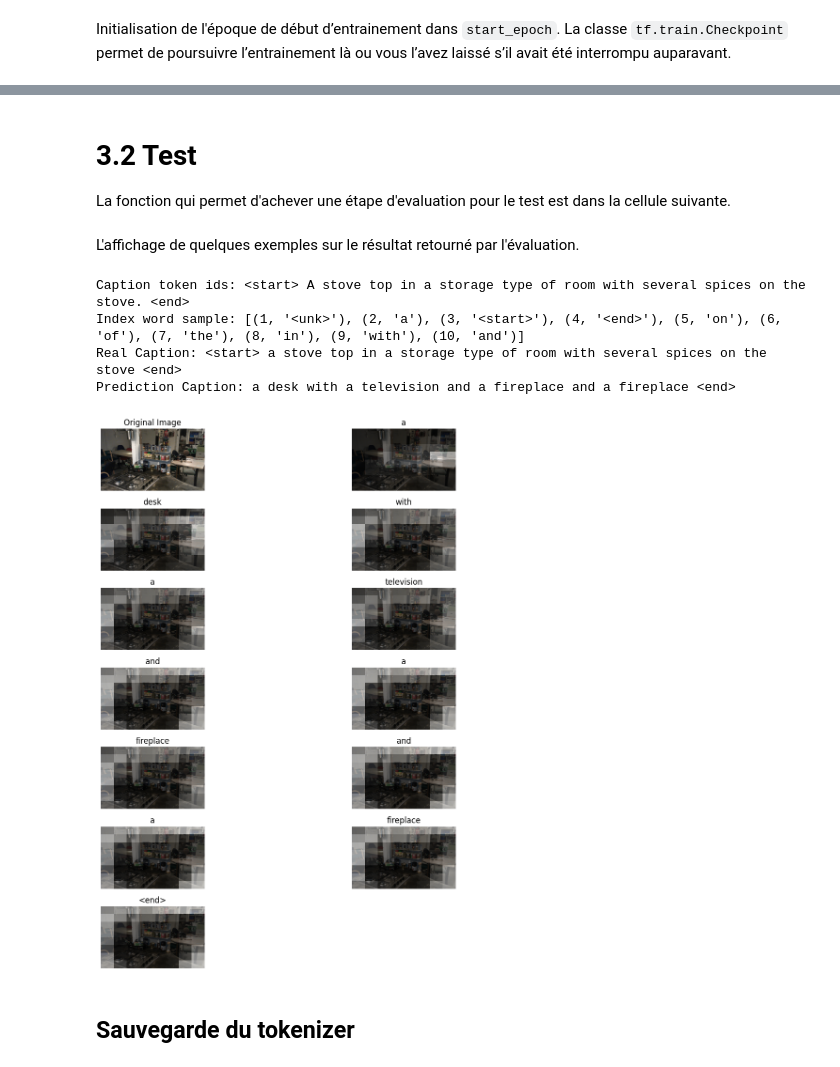
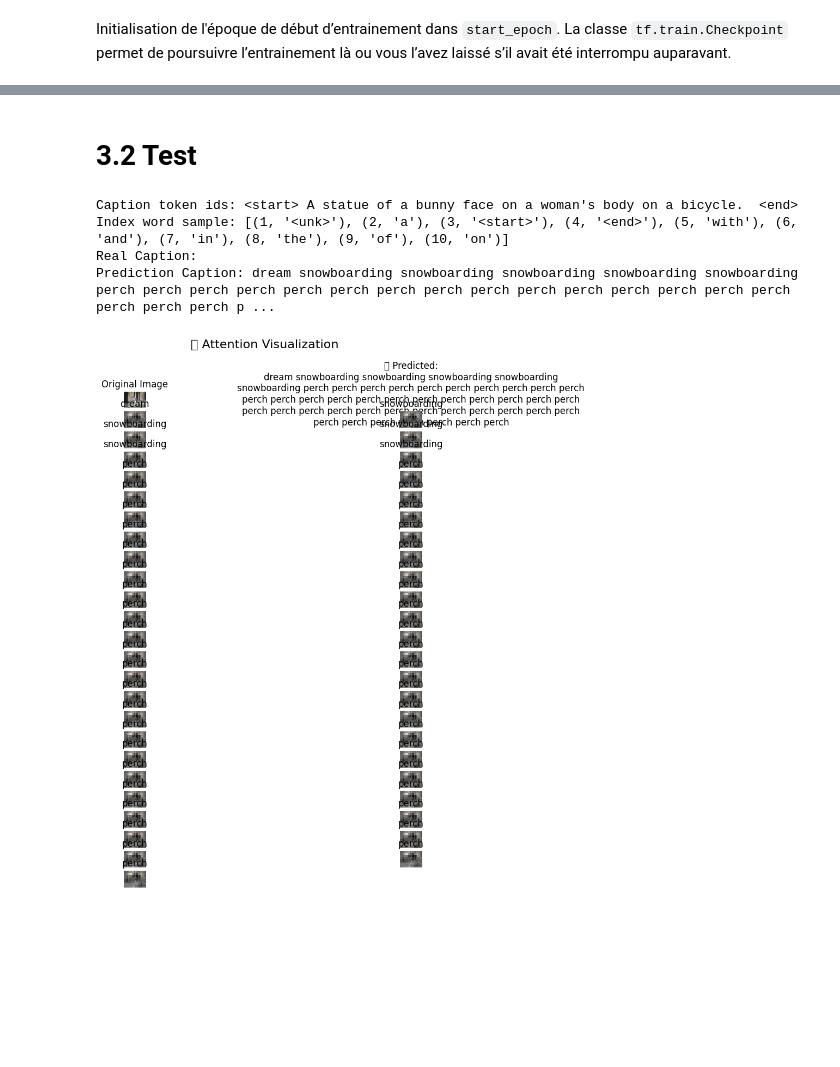
Before and after one commit to FaresZGH/Leyenda, a Jupyter notebook: livrables/WS_Captioning_Complet.ipynb, the cells around one changed output, grey strips where cells are left out. Saved outputs shown, nothing was run; the diff lists cells and outputs as text; code cells hidden in the pictures; blank space fills up the shorter version.

Commit message:
Livrables 3 presque fonctionnelle (manque lstm)

```diff
--- a/livrables/WS_Captioning_Complet.ipynb
+++ b/livrables/WS_Captioning_Complet.ipynb
@@ -436,0 +81,2 @@ decoder = RNN_Decoder(embedding_dim, units, vocab_size)
+# %%
+vocab_size = nb_top_words + 1
@@ -436,0 +85,2 @@ decoder = RNN_Decoder(embedding_dim, units, vocab_size)
+# %%
+train_dataset, img_name_train, cap_train, val_dataset, img_name_val, cap_val, num_steps, val_num_steps = create_caption_dataset(train_captions,img_name_vector, tokenizer)
@@ -436,0 +90,4 @@ decoder = RNN_Decoder(embedding_dim, units, vocab_size)
+# %%
+GRU_Captionning_model = ModelLoader(model_name="GRU_Captionning")
+
+encoder, decoder = GRU_Captionning_model.create_captionning_autoencoder(vocab_size=vocab_size, is_gru=True, init_weigths_path_encoder="../models/weights/caption/encoder_captioning_excellent.weights.h5", init_weigths_path_decoder="../models/weights/caption/decoder_captioning_excellent.weights.h5")
@@ -465,4 +118,0 @@ decoder.build(input_shape=[
-# %%
-encoder.load_weights('./checkpoints/encoder.weights.h5')
-decoder.load_weights('./checkpoints/decoder.weights.h5')
-print("✅ Poids restaurés depuis les fichiers .h5")
@@ -590,3 +120,0 @@ decoder.save_weights('./../models/decoder_captioning_excellent.weights.h5')
-# %% [markdown]
-# 3.2 Test
-La fonction qui permet d'achever une étape d'evaluation pour le test est dans la cellule suivante.
@@ -653,23 +121,23 @@ def plot_attention(image, result, attention_plot):
-# %% [markdown]
-L'affichage de quelques exemples sur le résultat retourné par l'évaluation.
+# %% [markdown]
+# 3.2 Test
 # %%
 # Affichage de quelques annotations dans le jeu de test
 rid = np.random.randint(0, len(img_name_val))
 image = img_name_val[rid]
 print("Caption token ids:", cap_val[rid])
 print("Index word sample:", list(tokenizer.index_word.items())[:10])
 real_caption = ' '.join([
-    tokenizer.index_word[i] for i in cap_val_vector[rid]
+    tokenizer.index_word[i] for i in cap_val[rid]
     if i not in [0] and i in tokenizer.index_word
 ])
-result, attention_plot = evaluate(image)
+result, attention_plot, bleu_score = captionning_evaluate(image, encoder, decoder, real_caption, max_length, image_features_extract_model, tokenizer, is_gru=False)
 
 print ('Real Caption:', real_caption)
 print ('Prediction Caption:', ' '.join(result))
-plot_attention(image, result, attention_plot)
+plot_attention(image, result, attention_plot, real_caption=real_caption)
 # %% [output]
-Caption token ids: <start> A stove top in a storage type of room with several spices on the stove. <end>
-Index word sample: [(1, '<unk>'), (2, 'a'), (3, '<start>'), (4, '<end>'), (5, 'on'), (6, 'of'), (7, 'the'), (8, 'in'), (9, 'with'), (10, 'and')]
-Real Caption: <start> a stove top in a storage type of room with several spices on the stove <end>
-Prediction Caption: a desk with a television and a fireplace and a fireplace <end>
+Caption token ids: <start> A statue of a bunny face on a woman's body on a bicycle.  <end>
+Index word sample: [(1, '<unk>'), (2, 'a'), (3, '<start>'), (4, '<end>'), (5, 'with'), (6, 'and'), (7, 'in'), (8, 'the'), (9, 'of'), (10, 'on')]
+Real Caption:
+Prediction Caption: dream snowboarding snowboarding snowboarding snowboarding snowboarding perch perch perch perch perch perch perch perch perch perch perch perch perch perch perch perch perch perch p ...
-[figure, old version]
+[figure, new version]
@@ -679,2 +143,0 @@ with open('./tokenizer/tokenizer.pickle', 'wb') as handle:
-# %% [markdown]
-## Sauvegarde du tokenizer
```
Also changed, not shown: parts of 62 cells of this notebook, 4 other files.
